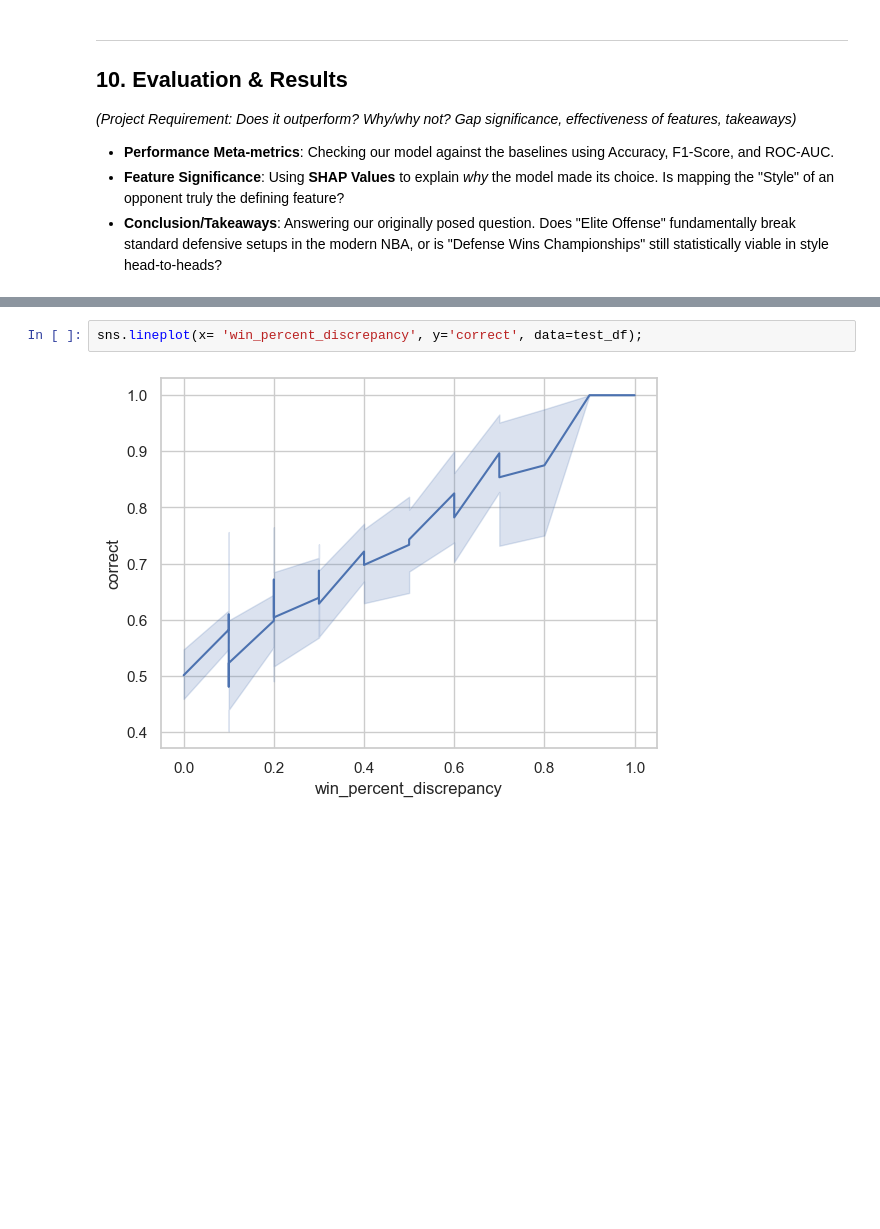
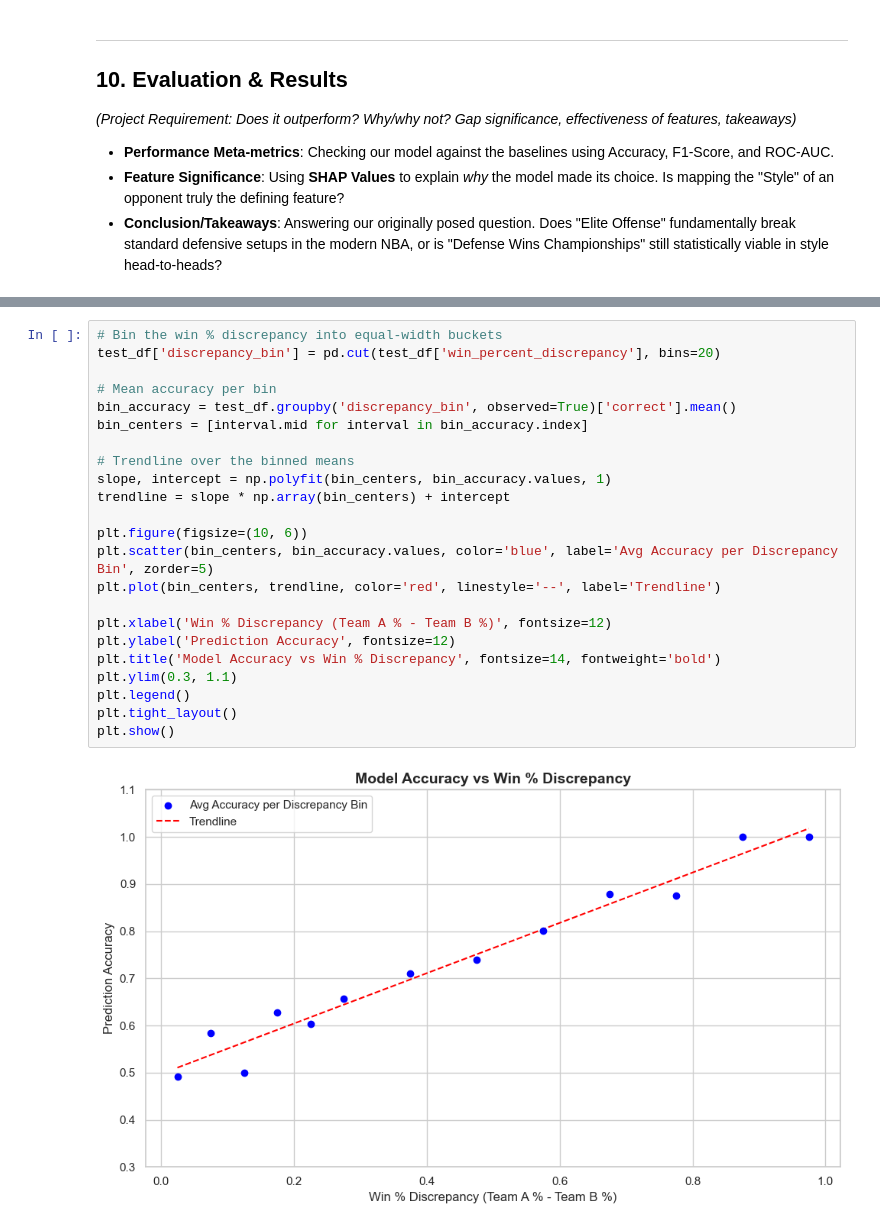
Before and after one commit to RaghavDewangan/dsc_148_final, a Jupyter notebook: NBA_Style_Matchup.ipynb, the cells around one changed output, grey strips where cells are left out. Cells and saved outputs as stored; diff of their text form; blank space fills up the shorter version.

```diff
--- a/NBA_Style_Matchup.ipynb
+++ b/NBA_Style_Matchup.ipynb
@@ -1118,8 +1119,29 @@ Slow & Balanced_vs_Run & Gun          0.735294                 0.164706
 Run & Gun_vs_Rim Runners              0.750000                 0.325000
 Rim Runners_vs_Run & Gun              0.857143                 0.428571
 Grit & Grind_vs_Run & Gun             1.000000                 0.400000
-# %%
-sns.lineplot(x= 'win_percent_discrepancy', y='correct', data=test_df);
-# %% [output]
-[figure, removed]
+# %%
+# Bin the win % discrepancy into equal-width buckets
+test_df['discrepancy_bin'] = pd.cut(test_df['win_percent_discrepancy'], bins=20)
+
+# Mean accuracy per bin
+bin_accuracy = test_df.groupby('discrepancy_bin', observed=True)['correct'].mean()
+bin_centers = [interval.mid for interval in bin_accuracy.index]
+
+# Trendline over the binned means
+slope, intercept = np.polyfit(bin_centers, bin_accuracy.values, 1)
+trendline = slope * np.array(bin_centers) + intercept
+
+plt.figure(figsize=(10, 6))
+plt.scatter(bin_centers, bin_accuracy.values, color='blue', label='Avg Accuracy per Discrepancy Bin', zorder=5)
+plt.plot(bin_centers, trendline, color='red', linestyle='--', label='Trendline')
+
+plt.xlabel('Win % Discrepancy (Team A % - Team B %)', fontsize=12)
+plt.ylabel('Prediction Accuracy', fontsize=12)
+plt.title('Model Accuracy vs Win % Discrepancy', fontsize=14, fontweight='bold')
+plt.ylim(0.3, 1.1)
+plt.legend()
+plt.tight_layout()
+plt.show()
+# %% [output]
+[figure, added]
 # %%
```
Also changed, not shown: parts of 14 cells of this notebook, 2 other files.
